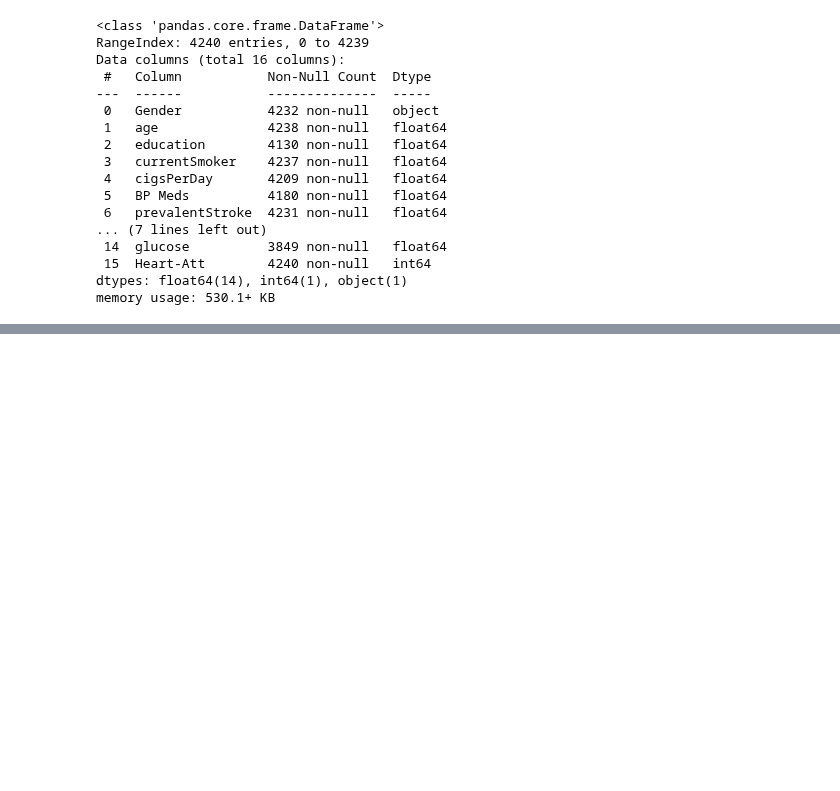
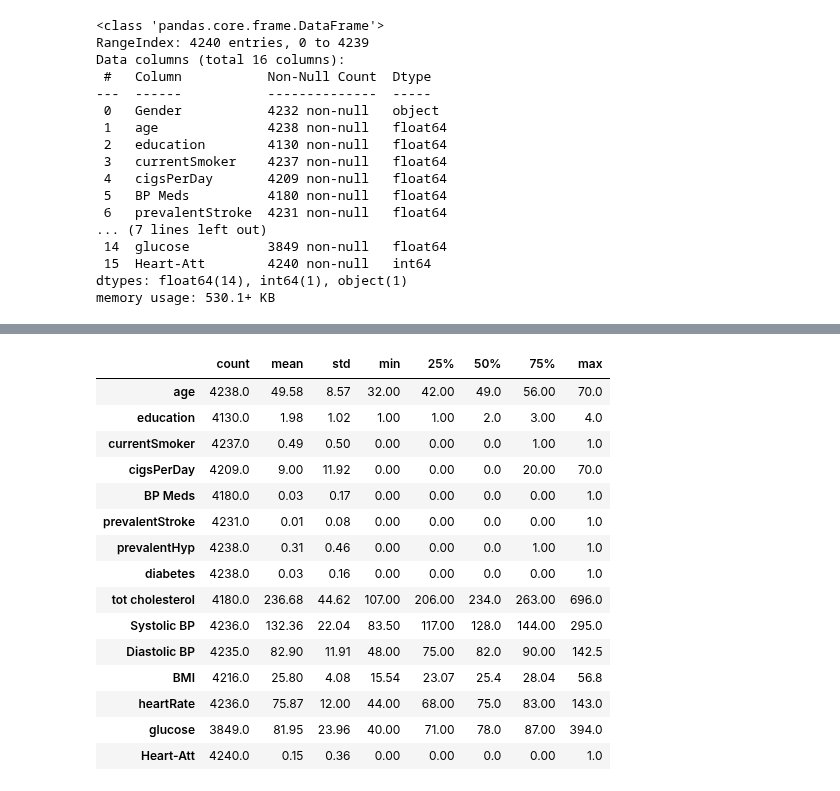
Before and after one commit to RaviSoni804426/Data-Code, a Jupyter notebook: PWIOI Class/US_heart.ipynb, the cells around one changed output, grey strips where cells are left out. Saved outputs shown, nothing was run; the diff lists cells and outputs as text; code cells hidden in the pictures; blank space fills up the shorter version.

```diff
--- a/PWIOI Class/US_heart.ipynb
+++ b/PWIOI Class/US_heart.ipynb
@@ -106,0 +116,19 @@ memory usage: 530.1+ KB
+# %%
+round(df.describe().T,2)
+# %% [output]
+|  | count | mean | std | min | 25% | 50% | 75% | max |
+| age | 4238.0 | 49.58 | 8.57 | 32.00 | 42.00 | 49.0 | 56.00 | 70.0 |
+| education | 4130.0 | 1.98 | 1.02 | 1.00 | 1.00 | 2.0 | 3.00 | 4.0 |
+| currentSmoker | 4237.0 | 0.49 | 0.50 | 0.00 | 0.00 | 0.0 | 1.00 | 1.0 |
+| cigsPerDay | 4209.0 | 9.00 | 11.92 | 0.00 | 0.00 | 0.0 | 20.00 | 70.0 |
+| BP Meds | 4180.0 | 0.03 | 0.17 | 0.00 | 0.00 | 0.0 | 0.00 | 1.0 |
+| prevalentStroke | 4231.0 | 0.01 | 0.08 | 0.00 | 0.00 | 0.0 | 0.00 | 1.0 |
+| prevalentHyp | 4238.0 | 0.31 | 0.46 | 0.00 | 0.00 | 0.0 | 1.00 | 1.0 |
+| diabetes | 4238.0 | 0.03 | 0.16 | 0.00 | 0.00 | 0.0 | 0.00 | 1.0 |
+| tot cholesterol | 4180.0 | 236.68 | 44.62 | 107.00 | 206.00 | 234.0 | 263.00 | 696.0 |
+| Systolic BP | 4236.0 | 132.36 | 22.04 | 83.50 | 117.00 | 128.0 | 144.00 | 295.0 |
+| Diastolic BP | 4235.0 | 82.90 | 11.91 | 48.00 | 75.00 | 82.0 | 90.00 | 142.5 |
+| BMI | 4216.0 | 25.80 | 4.08 | 15.54 | 23.07 | 25.4 | 28.04 | 56.8 |
+| heartRate | 4236.0 | 75.87 | 12.00 | 44.00 | 68.00 | 75.0 | 83.00 | 143.0 |
+| glucose | 3849.0 | 81.95 | 23.96 | 40.00 | 71.00 | 78.0 | 87.00 | 394.0 |
+| Heart-Att | 4240.0 | 0.15 | 0.36 | 0.00 | 0.00 | 0.0 | 0.00 | 1.0 |
```
Also changed, not shown: parts of 11 cells of this notebook.
